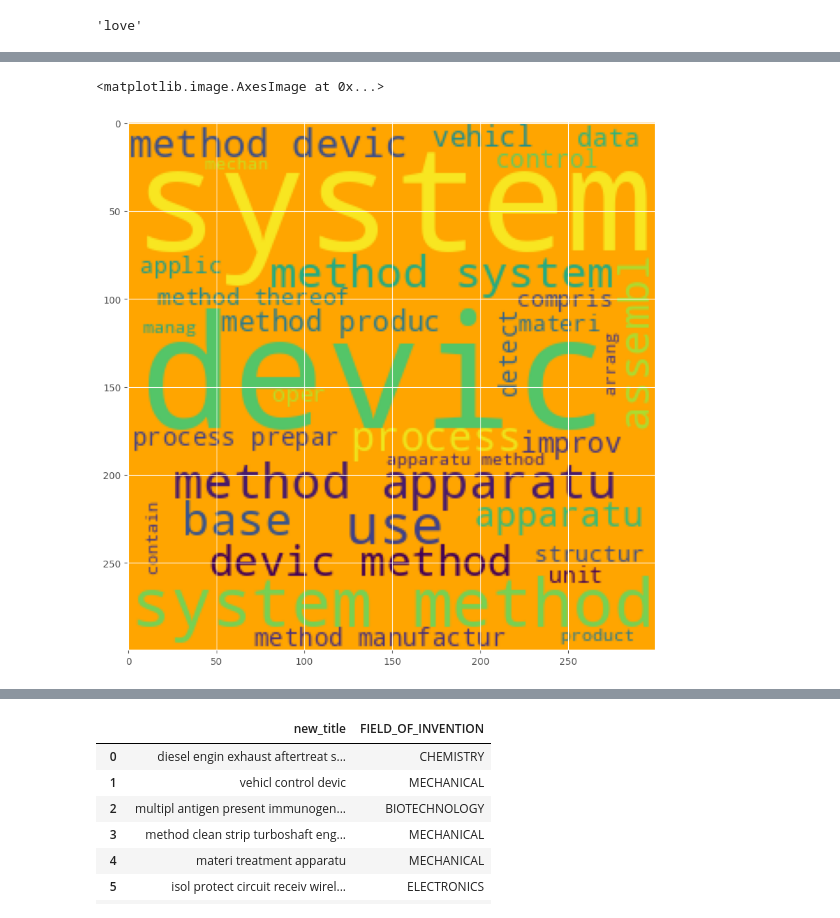
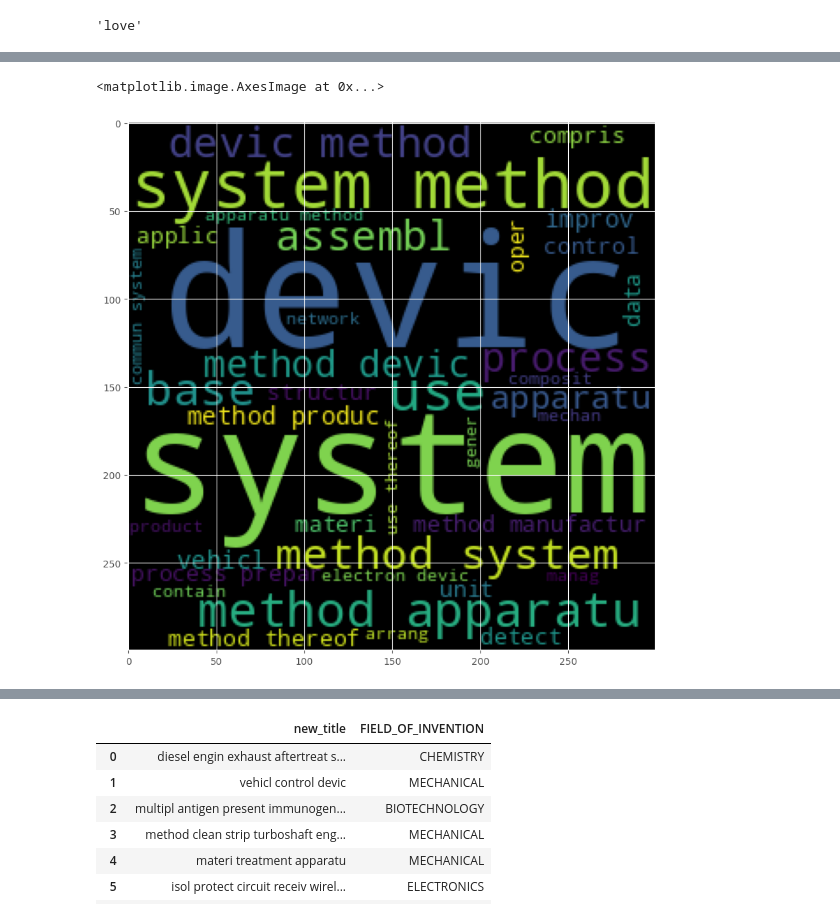
Before and after one commit to pankaj-beldar/patent-data-NLP-classification, a Jupyter notebook: patent_paper.ipynb, the cells around one changed output, grey strips where cells are left out. Drawn from its saved outputs; the diff is of its cells as text; code cells hidden in the pictures.

```diff
--- a/patent_paper.ipynb
+++ b/patent_paper.ipynb
@@ -589,11 +637,11 @@ df.head()
 # %%
 
 #loading wordCloud
 from wordcloud import WordCloud
-wc = WordCloud(width=300,height=300,min_font_size=10,background_color='orange')
+wc = WordCloud(width=300,height=300,min_font_size=10,background_color='black')
 new=wc.generate(df['new_title'].str.cat(sep=" "))
 plt.figure(figsize=(20,10))
 plt.imshow(new)
 # %% [output]
 <matplotlib.image.AxesImage at 0x...>
-[figure, old version]
+[figure, new version]
```
Also changed, not shown: parts of 7 cells of this notebook.
